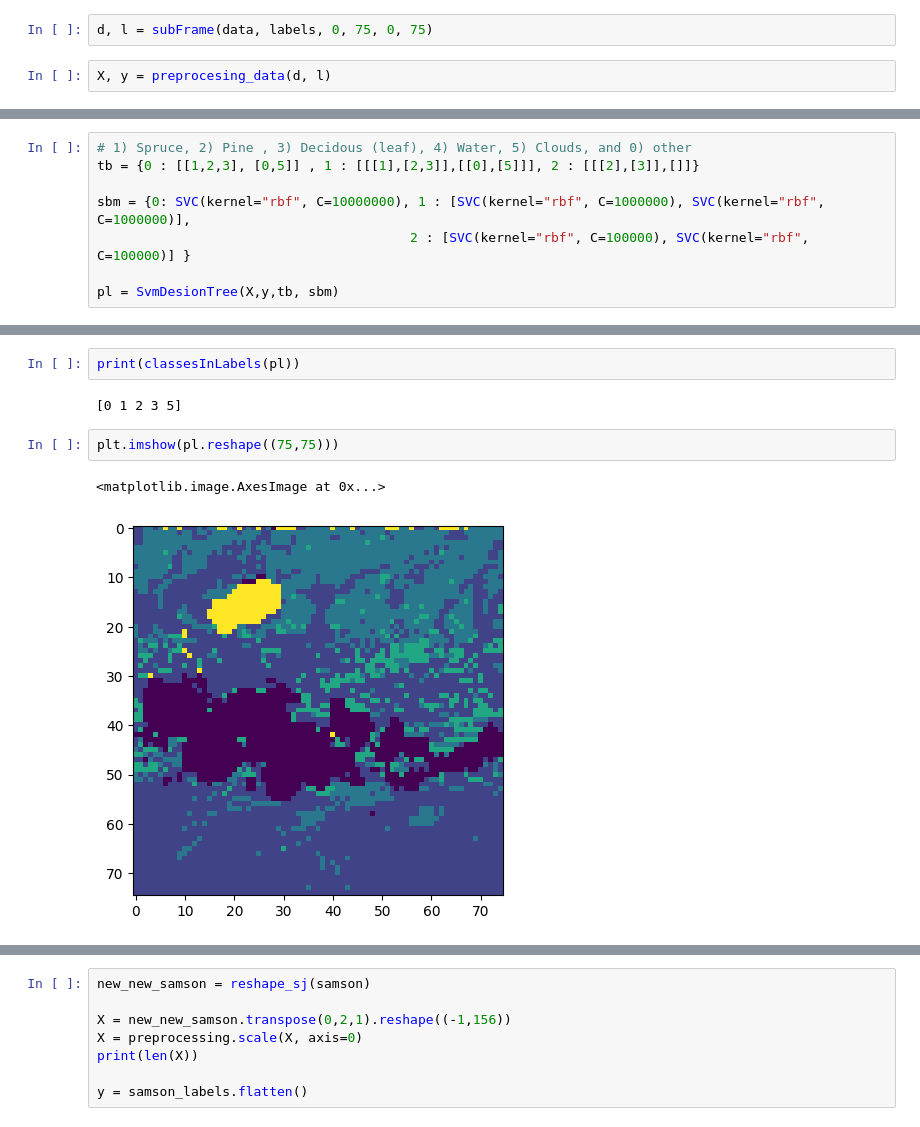
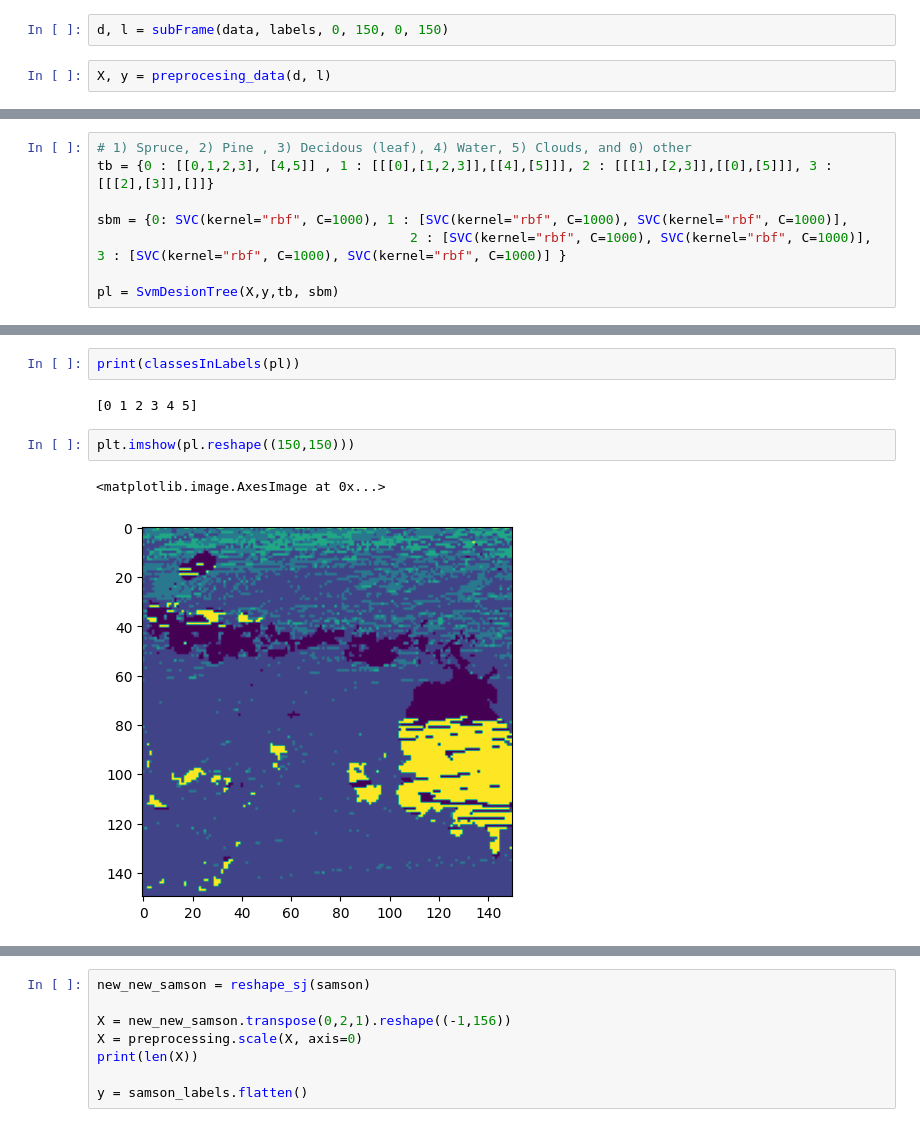
Before and after one commit to jonasroy/SVM_THESIS_PROJECT, a Jupyter notebook: Model/Model_Tree3.ipynb, the cells around one changed output, grey strips where cells are left out. Saved outputs shown, nothing was run; the diff lists cells and outputs as text.

Commit message:
Mjøsa data testing

```diff
--- a/Model/Model_Tree3.ipynb
+++ b/Model/Model_Tree3.ipynb
@@ -61,7 +61,7 @@ jasper = sc.loadmat(jasper_data["mat"][1])["Y"]
 jasper_gt = sc.loadmat(jasper_data["mat"][0])
 jasper_labels = np.argmax(jasper_gt['A'], axis=0)
 # %%
-d, l = subFrame(data, labels, 0, 75, 0, 75)
+d, l = subFrame(data, labels, 0, 150, 0, 150)
 # %%
 X, y = preprocesing_data(d, l)
 # %%
@@ -71,8 +71,8 @@ print(classesInLabels(y))
 # %%
 # 1) Spruce, 2) Pine , 3) Decidous (leaf), 4) Water, 5) Clouds, and 0) other
-tb = {0 : [[1,2,3], [0,5]] , 1 : [[[1],[2,3]],[[0],[5]]], 2 : [[[2],[3]],[]]}
+tb = {0 : [[0,1,2,3], [4,5]] , 1 : [[[0],[1,2,3]],[[4],[5]]], 2 : [[[1],[2,3]],[[0],[5]]], 3 : [[[2],[3]],[]]}
 
-sbm = {0: SVC(kernel="rbf", C=10000000), 1 : [SVC(kernel="rbf", C=1000000), SVC(kernel="rbf", C=1000000)],
-                                        2 : [SVC(kernel="rbf", C=100000), SVC(kernel="rbf", C=100000)] }
+sbm = {0: SVC(kernel="rbf", C=1000), 1 : [SVC(kernel="rbf", C=1000), SVC(kernel="rbf", C=1000)],
+                                        2 : [SVC(kernel="rbf", C=1000), SVC(kernel="rbf", C=1000)], 3 : [SVC(kernel="rbf", C=1000), SVC(kernel="rbf", C=1000)] }
 
 pl = SvmDesionTree(X,y,tb, sbm)
@@ -97,9 +99,9 @@ cmd_obj.plot()
 # %%
 print(classesInLabels(pl))
 # %% [output]
-[0 1 2 3 5]
+[0 1 2 3 4 5]
 # %%
-plt.imshow(pl.reshape((75,75)))
+plt.imshow(pl.reshape((150,150)))
 # %% [output]
 <matplotlib.image.AxesImage at 0x...>
-[figure, old version]
+[figure, new version]
```
Also changed, not shown: parts of 5 cells of this notebook.
